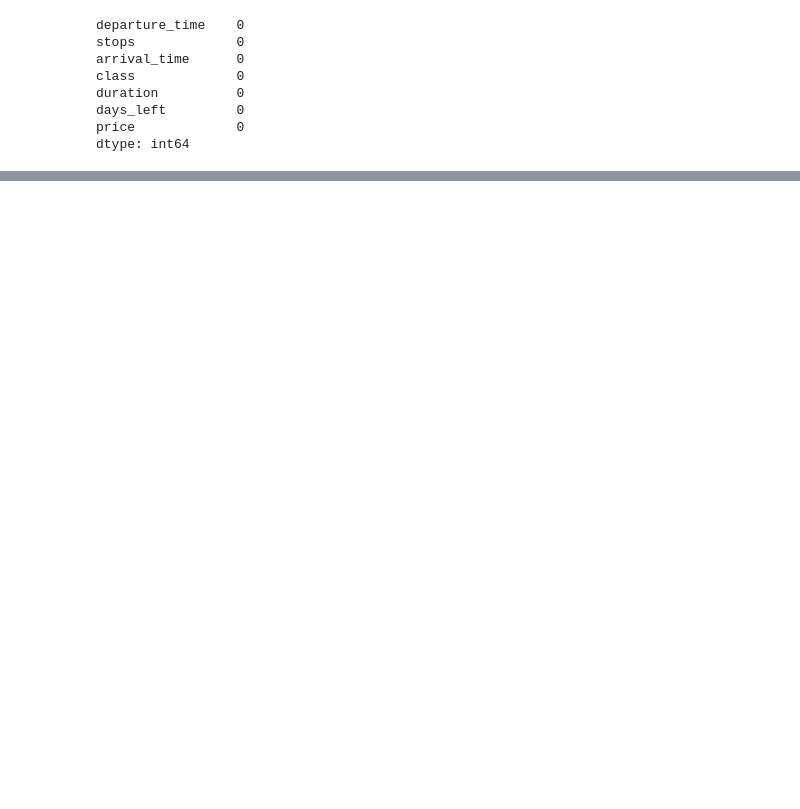
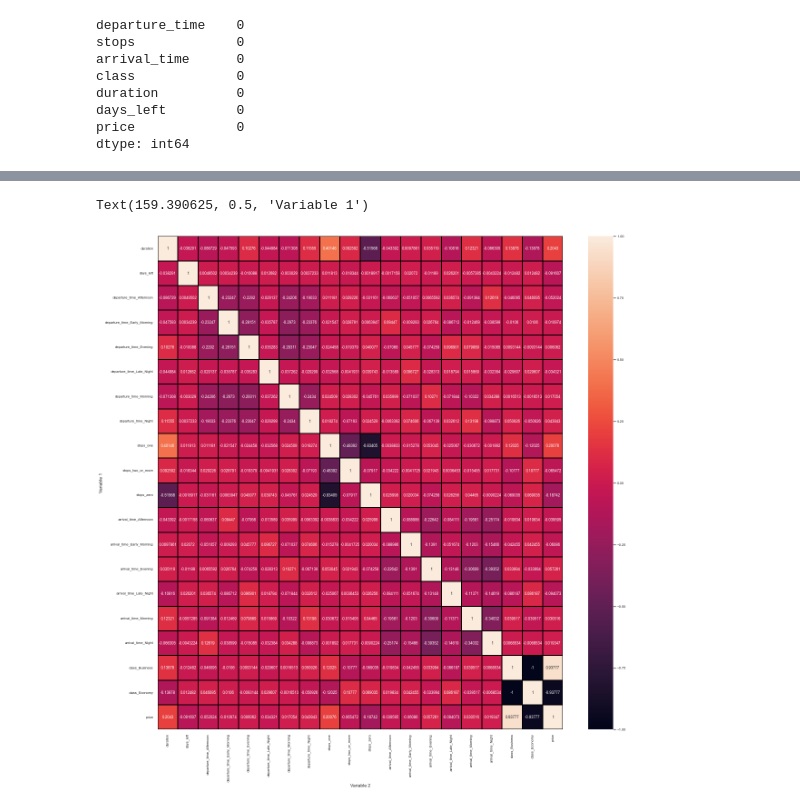
Before and after one commit to pouriaSameti/Fundamental-AI, a Jupyter notebook: Linear Regression/Linear_Regression.ipynb, the cells around one changed output, grey strips where cells are left out. Cells and saved outputs as stored; diff of their text form; code cells hidden in the pictures; blank space fills up the shorter version.

```diff
--- a/Linear Regression/Linear_Regression.ipynb
+++ b/Linear Regression/Linear_Regression.ipynb
@@ -63,3 +47,21 @@ x_train
+# %%
+import seaborn as sns
+import matplotlib.pyplot as plt
+
+train_data = pd.concat([x_train, y_train], axis=1)
+
+plt.figure(figsize=(len(train_data.columns), len(train_data.columns)), facecolor='w', edgecolor='k')
+sns.set(font_scale=0.7)
+sns.heatmap(train_data.corr(),
+            annot=True,
+            fmt='.5g',
+            linewidths=2,
+            linecolor='black')
+plt.xlabel('Variable 2',fontsize=10)
+plt.ylabel('Variable 1',fontsize=10)
+# %% [output]
+Text(159.390625, 0.5, 'Variable 1')
+[figure, added]
 # %%
 #Feature Scaling
 from sklearn.preprocessing import MinMaxScaler, StandardScaler
```
Also changed, not shown: parts of 7 cells of this notebook.
